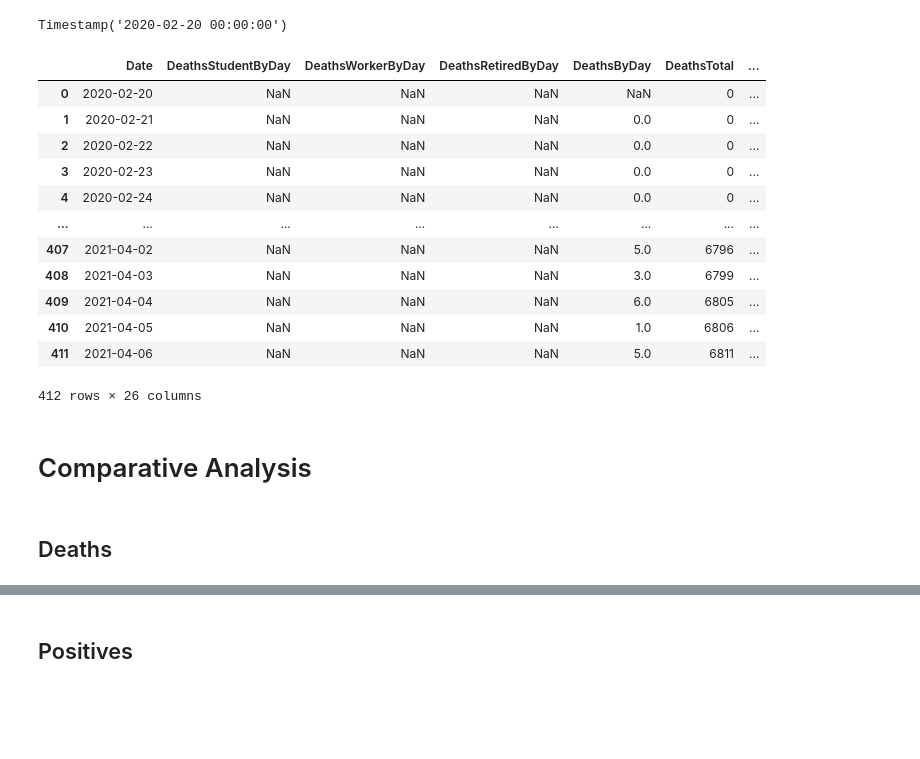
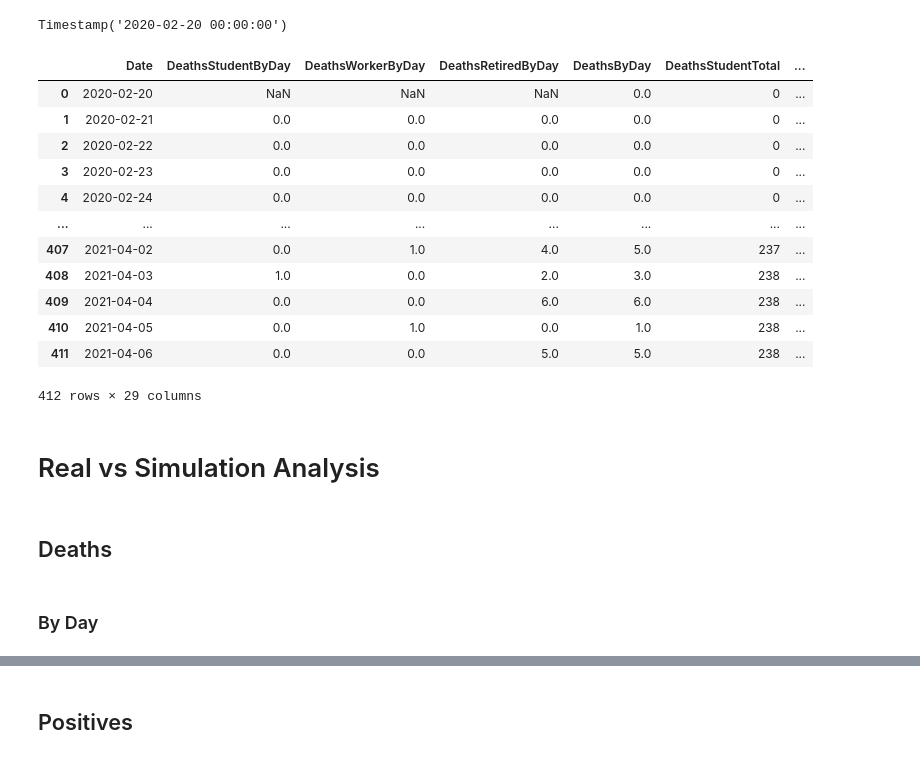
Before and after one commit to CGVGroup/abm-data-analysis, a Jupyter notebook: notebooks/abm-covid.ipynb, the cells around one changed output, grey strips where cells are left out. Drawn from its saved outputs; the diff is of its cells as text; code cells hidden in the pictures; blank space fills up the shorter version.

Commit message:
update notebook with further analysis

```diff
--- a/notebooks/abm-covid.ipynb
+++ b/notebooks/abm-covid.ipynb
@@ -295,7 +374,8 @@ The overall structure should be the following:
 - PositivesByDay TotalPositives
 # %%
 shared_column_names = ['Date',
-                       'DeathsStudentByDay','DeathsWorkerByDay','DeathsRetiredByDay','DeathsByDay', 'DeathsTotal',
+                       'DeathsStudentByDay','DeathsWorkerByDay','DeathsRetiredByDay','DeathsByDay',
+                       'DeathsStudentTotal','DeathsWorkerTotal','DeathsRetiredTotal','DeathsTotal',
                        'AsymptomaticStudentByDay','AsymptomaticWorkerByDay','AsymptomaticRetiredByDay','AsymptomaticAllByDay', 'AsymptomaticTotal',
                        'SymptomaticStudentByDay','SymptomaticWorkerByDay','SymptomaticRetiredByDay','SymptomaticByDay', 'SymptomaticTotal',
                        'PositivesStudentByDay','PositivesWorkerByDay','PositivesRetiredByDay','PositivesByDay', 'PositivesTotal',
@@ -367,49 +456,61 @@ Timestamp('2020-02-20 00:00:00')
 # %%
 def load_one_simulation(simulation_df):
     sim = pd.DataFrame(columns=shared_column_names)
 
-    sim['DeathsByDay'] = simulation_df['Death'].diff()
-    sim['DeathsTotal'] = simulation_df['Death']
+    ### DEATHS BY DAY ###
+    sim['DeathsStudentByDay'] = simulation_df['TotDeathStudent'].diff()
+    sim['DeathsWorkerByDay'] = simulation_df['TotDeathWorker'].diff()
+    sim['DeathsRetiredByDay'] = simulation_df['TotDeathRetired'].diff()
+    sim['DeathsByDay'] = sim[['DeathsStudentByDay','DeathsWorkerByDay','DeathsRetiredByDay']].sum(axis=1)
+
+    ### DEATHS TOTAL ###
+    sim['DeathsStudentTotal'] = simulation_df['TotDeathStudent']
+    sim['DeathsWorkerTotal'] = simulation_df['TotDeathWorker']
+    sim['DeathsRetiredTotal'] = simulation_df['TotDeathRetired']
+    sim['DeathsTotal'] = sim[['DeathsStudentTotal','DeathsWorkerTotal','DeathsRetiredTotal']].sum(axis=1)
 
     sim['SymptomaticByDay'] = simulation_df['SymptomaticNew']
     sim['SymptomaticTotal'] = sim['SymptomaticByDay'].cumsum()
 
     sim['AsymptomaticByDay'] = simulation_df['AsymptomaticNew']
     sim['AsymptomaticTotal'] = sim['AsymptomaticByDay'].cumsum()
 
-    sim['PositivesByDay'] = sim['SymptomaticByDay'] + sim['AsymptomaticByDay']
+    sim['PositivesStudentByDay'] = simulation_df['InfectedStudentNew']
+    sim['PositivesWorkerByDay'] = simulation_df['InfectedWorkerNew']
+    sim['PositivesRetiredByDay'] = simulation_df['InfectedRetiredNew']
+    sim['PositivesByDay'] = sim['PositivesStudentByDay'] + sim['PositivesWorkerByDay'] + sim['PositivesRetiredByDay']
     sim['PositivesTotal'] = sim['PositivesByDay'].cumsum()
 
     sim['DeathToPositivesRatio'] = sim['DeathsTotal'] / sim['PositivesTotal']
 
     sim['Date'] = pd.date_range(start=sim_start_date, periods=len(simulation_df))
 
     return sim
 
 
 first_key, first_value = next(iter(simulations_logs_df.items()))
 simulation_example = load_one_simulation(first_value)
 simulation_example
 # %% [output]
-|  | Date | DeathsStudentByDay | DeathsWorkerByDay | DeathsRetiredByDay | DeathsByDay | DeathsTotal | ... |
-| 0 | 2020-02-20 | NaN | NaN | NaN | NaN | 0 | ... |
-| 1 | 2020-02-21 | NaN | NaN | NaN | 0.0 | 0 | ... |
-| 2 | 2020-02-22 | NaN | NaN | NaN | 0.0 | 0 | ... |
-| 3 | 2020-02-23 | NaN | NaN | NaN | 0.0 | 0 | ... |
-| 4 | 2020-02-24 | NaN | NaN | NaN | 0.0 | 0 | ... |
+|  | Date | DeathsStudentByDay | DeathsWorkerByDay | DeathsRetiredByDay | DeathsByDay | DeathsStudentTotal | ... |
+| 0 | 2020-02-20 | NaN | NaN | NaN | 0.0 | 0 | ... |
+| 1 | 2020-02-21 | 0.0 | 0.0 | 0.0 | 0.0 | 0 | ... |
+| 2 | 2020-02-22 | 0.0 | 0.0 | 0.0 | 0.0 | 0 | ... |
+| 3 | 2020-02-23 | 0.0 | 0.0 | 0.0 | 0.0 | 0 | ... |
+| 4 | 2020-02-24 | 0.0 | 0.0 | 0.0 | 0.0 | 0 | ... |
 | ... | ... | ... | ... | ... | ... | ... | ... |
-| 407 | 2021-04-02 | NaN | NaN | NaN | 5.0 | 6796 | ... |
-| 408 | 2021-04-03 | NaN | NaN | NaN | 3.0 | 6799 | ... |
-| 409 | 2021-04-04 | NaN | NaN | NaN | 6.0 | 6805 | ... |
-| 410 | 2021-04-05 | NaN | NaN | NaN | 1.0 | 6806 | ... |
-| 411 | 2021-04-06 | NaN | NaN | NaN | 5.0 | 6811 | ... |
+| 407 | 2021-04-02 | 0.0 | 1.0 | 4.0 | 5.0 | 237 | ... |
+| 408 | 2021-04-03 | 1.0 | 0.0 | 2.0 | 3.0 | 238 | ... |
+| 409 | 2021-04-04 | 0.0 | 0.0 | 6.0 | 6.0 | 238 | ... |
+| 410 | 2021-04-05 | 0.0 | 1.0 | 0.0 | 1.0 | 238 | ... |
+| 411 | 2021-04-06 | 0.0 | 0.0 | 5.0 | 5.0 | 238 | ... |
-412 rows × 26 columns
+412 rows × 29 columns
 # %%
 sims_data = {}
 for sim_number, sim_original_df in simulations_logs_df.items():
     sims_data[sim_number] = load_one_simulation(sim_original_df)
 # %% [markdown]
-# Comparative Analysis
+# Real vs Simulation Analysis
 # %%
 #simulations_to_compare = [18,24,39,40]
 #simulations_to_compare = [39,40]
@@ -453,6 +556,8 @@ def plot_compare_real_sims(turin_data_in, sims_data_dictionary_in, column_name,
     plt.show()
 # %% [markdown]
 ## Deaths
+# %% [markdown]
+### By Day
 # %%
 plotting_start_date = pd.to_datetime('2020-2-20')
 plotting_end_date = pd.date_range(start=plotting_start_date, periods=100)[-1]
```
Also changed, not shown: parts of 34 cells of this notebook, 3 other files.
